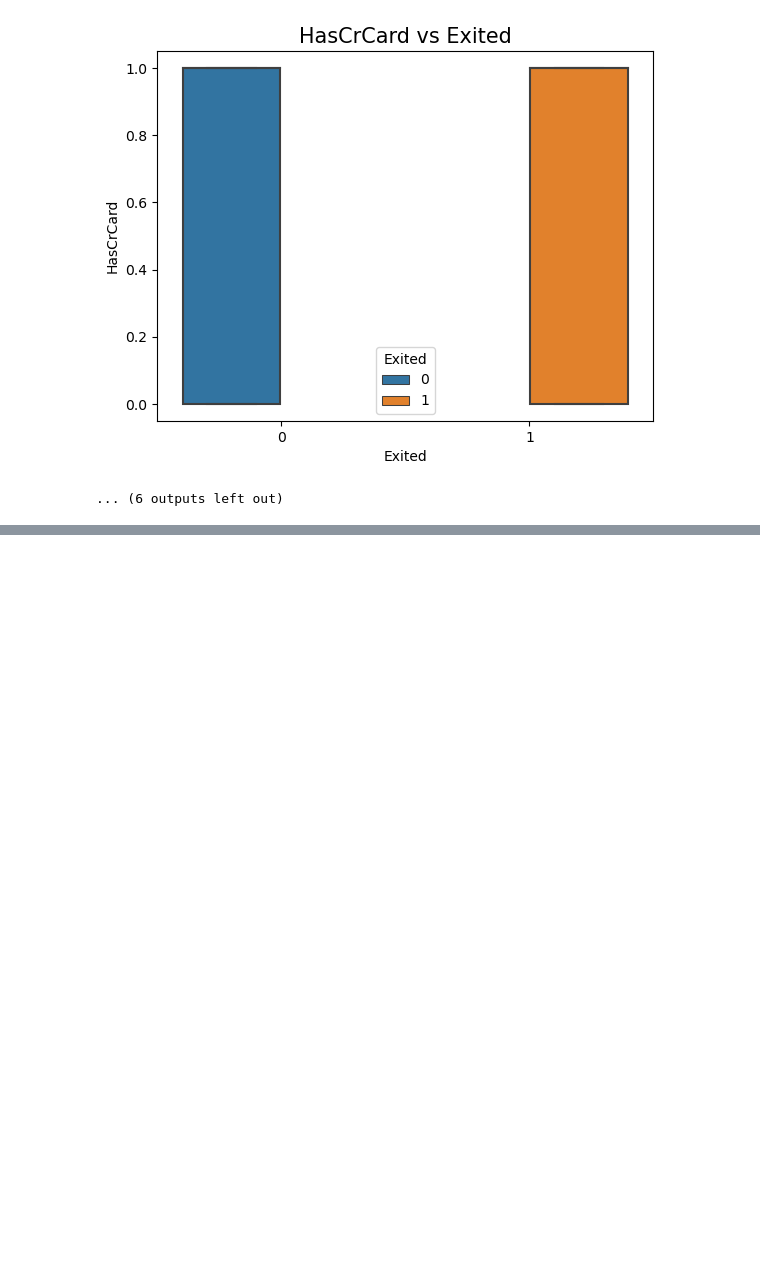
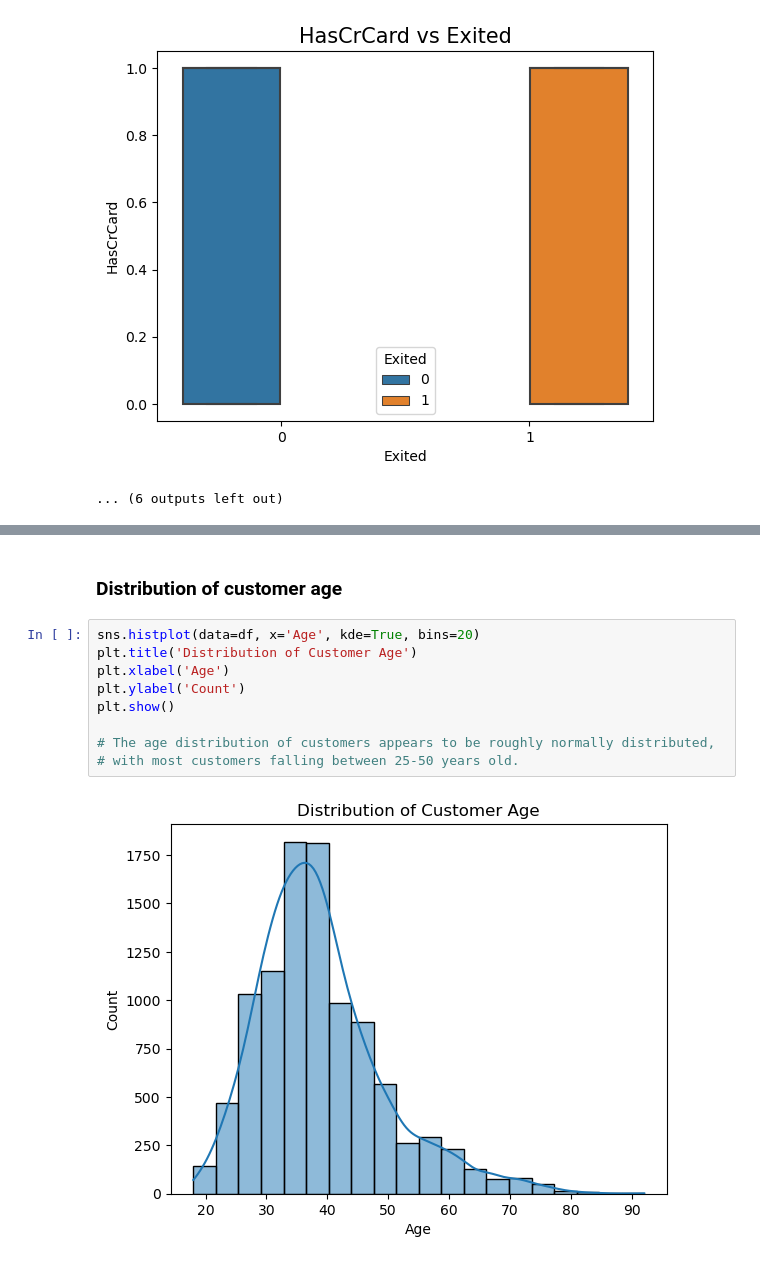
Before and after one commit to abhishekj-growexxer/churn_prediction, a Jupyter notebook: code/1. eda.ipynb, the cells around one changed output, grey strips where cells are left out. Saved outputs shown, nothing was run; the diff lists cells and outputs as text; blank space fills up the shorter version.

```diff
--- a/code/1. eda.ipynb
+++ b/code/1. eda.ipynb
@@ -231,0 +242,13 @@ HasCrCard
+# %% [markdown]
+### Distribution of customer age
+# %%
+sns.histplot(data=df, x='Age', kde=True, bins=20)
+plt.title('Distribution of Customer Age')
+plt.xlabel('Age')
+plt.ylabel('Count')
+plt.show()
+
+# The age distribution of customers appears to be roughly normally distributed,
+# with most customers falling between 25-50 years old.
+# %% [output]
+[figure, added]
```
Also changed, not shown: parts of 10 cells of this notebook.
